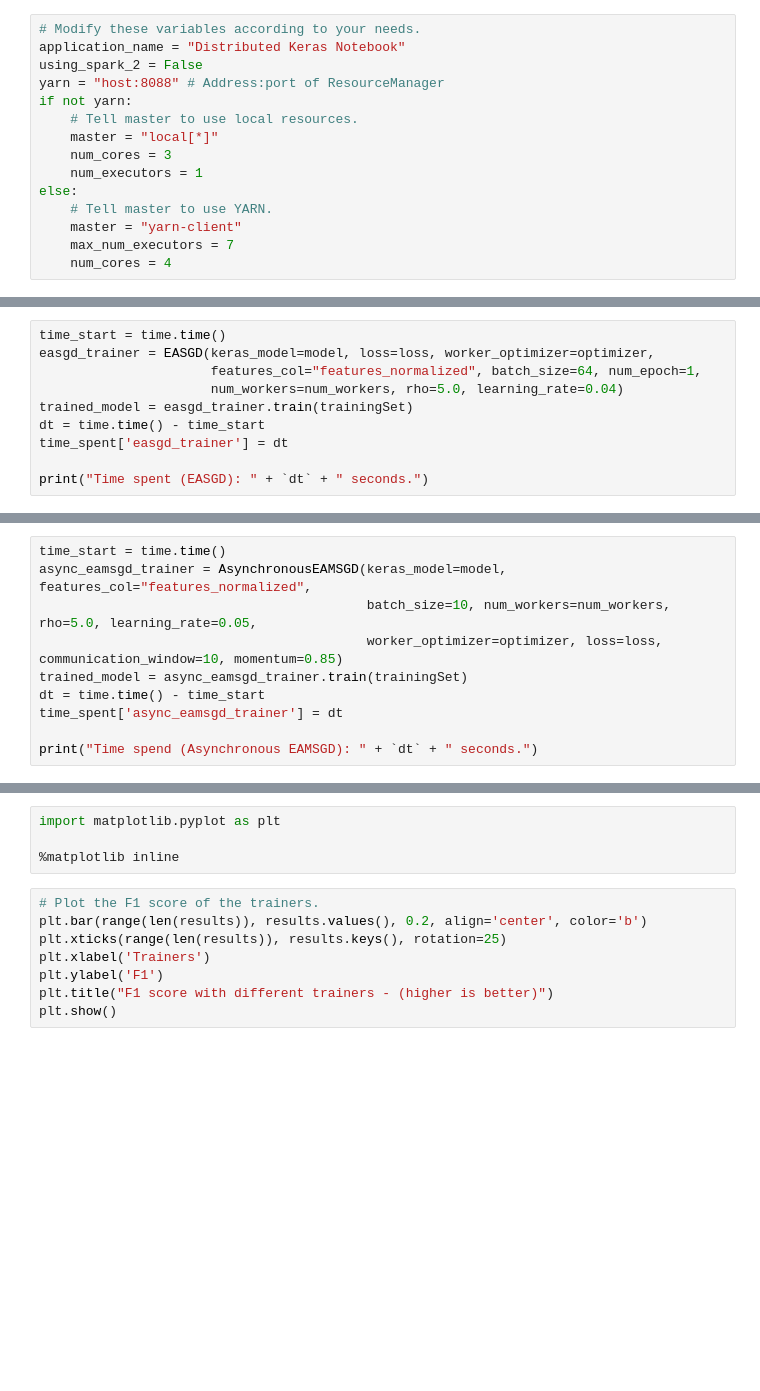
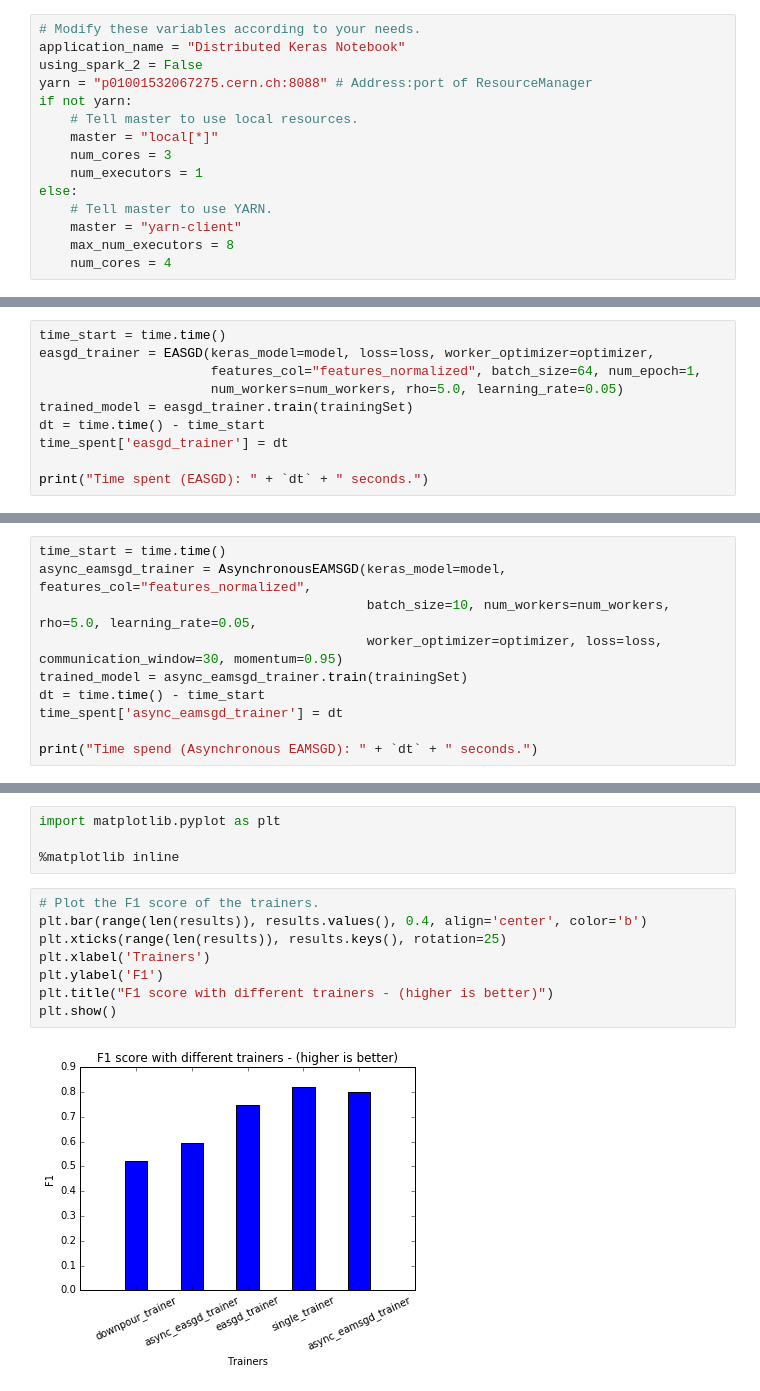
Before and after one commit to cerndb/dist-keras, a Jupyter notebook: examples/workflow.ipynb, the cells around one changed output, grey strips where cells are left out. Drawn from its saved outputs; the diff is of its cells as text; blank space fills up the shorter version.

```diff
--- a/examples/workflow.ipynb
+++ b/examples/workflow.ipynb
@@ -60,7 +99,7 @@ from distkeras.utils import *
 # Modify these variables according to your needs.
 application_name = "Distributed Keras Notebook"
 using_spark_2 = False
-yarn = "host:8088" # Address:port of ResourceManager
+yarn = "p01001532067275.cern.ch:8088" # Address:port of ResourceManager
 if not yarn:
     # Tell master to use local resources.
     master = "local[*]"
@@ -69,7 +108,7 @@ if not yarn:
 else:
     # Tell master to use YARN.
     master = "yarn-client"
-    max_num_executors = 7
+    max_num_executors = 8
     num_cores = 4
 # %%
 # Check if YARN is specified.
@@ -286,7 +367,7 @@ print("F1 (SingleTrainer): " + `score`)
 time_start = time.time()
 easgd_trainer = EASGD(keras_model=model, loss=loss, worker_optimizer=optimizer,
                       features_col="features_normalized", batch_size=64, num_epoch=1,
-                      num_workers=num_workers, rho=5.0, learning_rate=0.04)
+                      num_workers=num_workers, rho=5.0, learning_rate=0.05)
 trained_model = easgd_trainer.train(trainingSet)
 dt = time.time() - time_start
 time_spent['easgd_trainer'] = dt
@@ -320,7 +409,7 @@ print("F1 (Asynchronous EASGD): " + `score`)
 time_start = time.time()
 async_eamsgd_trainer = AsynchronousEAMSGD(keras_model=model, features_col="features_normalized",
                                           batch_size=10, num_workers=num_workers, rho=5.0, learning_rate=0.05,
-                                          worker_optimizer=optimizer, loss=loss, communication_window=10, momentum=0.85)
+                                          worker_optimizer=optimizer, loss=loss, communication_window=30, momentum=0.95)
 trained_model = async_eamsgd_trainer.train(trainingSet)
 dt = time.time() - time_start
 time_spent['async_eamsgd_trainer'] = dt
@@ -355,11 +452,13 @@ import matplotlib.pyplot as plt
 %matplotlib inline
 # %%
 # Plot the F1 score of the trainers.
-plt.bar(range(len(results)), results.values(), 0.2, align='center', color='b')
+plt.bar(range(len(results)), results.values(), 0.4, align='center', color='b')
 plt.xticks(range(len(results)), results.keys(), rotation=25)
 plt.xlabel('Trainers')
 plt.ylabel('F1')
 plt.title("F1 score with different trainers - (higher is better)")
 plt.show()
+# %% [output]
+[figure, added]
 # %%
 # Plot the training time of the trainers.
```
Also changed, not shown: parts of 54 cells of this notebook.
